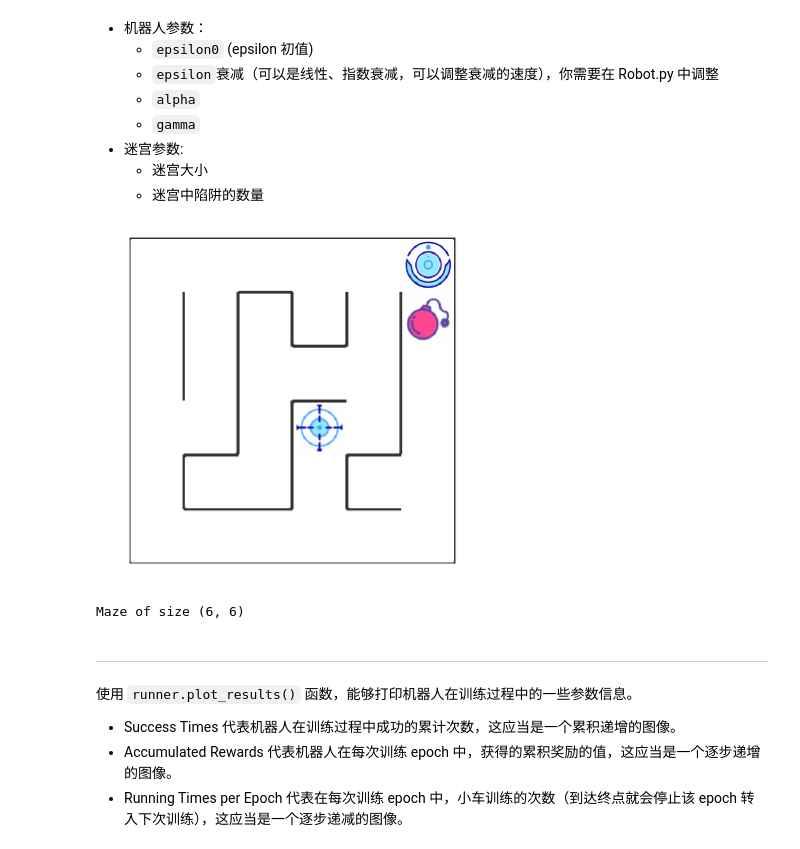
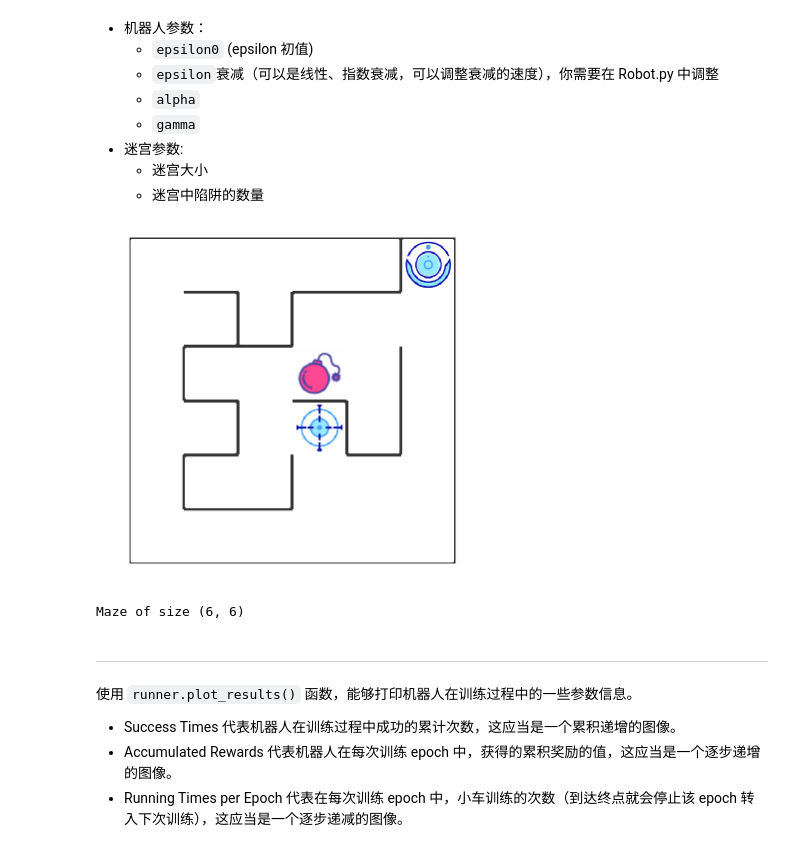
Before and after one commit to VincentGogo/MLDN_P5_Reinforcement_Learning, a Jupyter notebook: robot_maze.ipynb, the cells around one changed output. Cells and saved outputs as stored; diff of their text form; code cells hidden in the pictures.

```diff
--- a/robot_maze.ipynb
+++ b/robot_maze.ipynb
@@ -255,11 +255,17 @@ Maze of size (10, 10)
     - 迷宫中陷阱的数量
 # %%
 ## 可选的参数：
+random.seed(42)
+
+epoch = 20
+epsilon0 = 0.5
+alpha = 0.5
+gamma = 0.9
 maze_size = (6,6)
 trap_number = 1
-g = Maze(maze_size=maze_size,trap_number=trap_number)
+g = Maze(maze_size = maze_size, trap_number = trap_number)
 g
 # %% [output]
-[figure, old version]
+[figure, new version]
 Maze of size (6, 6)
 # %%
```
Also changed, not shown: parts of 11 cells of this notebook, 2 other files.
